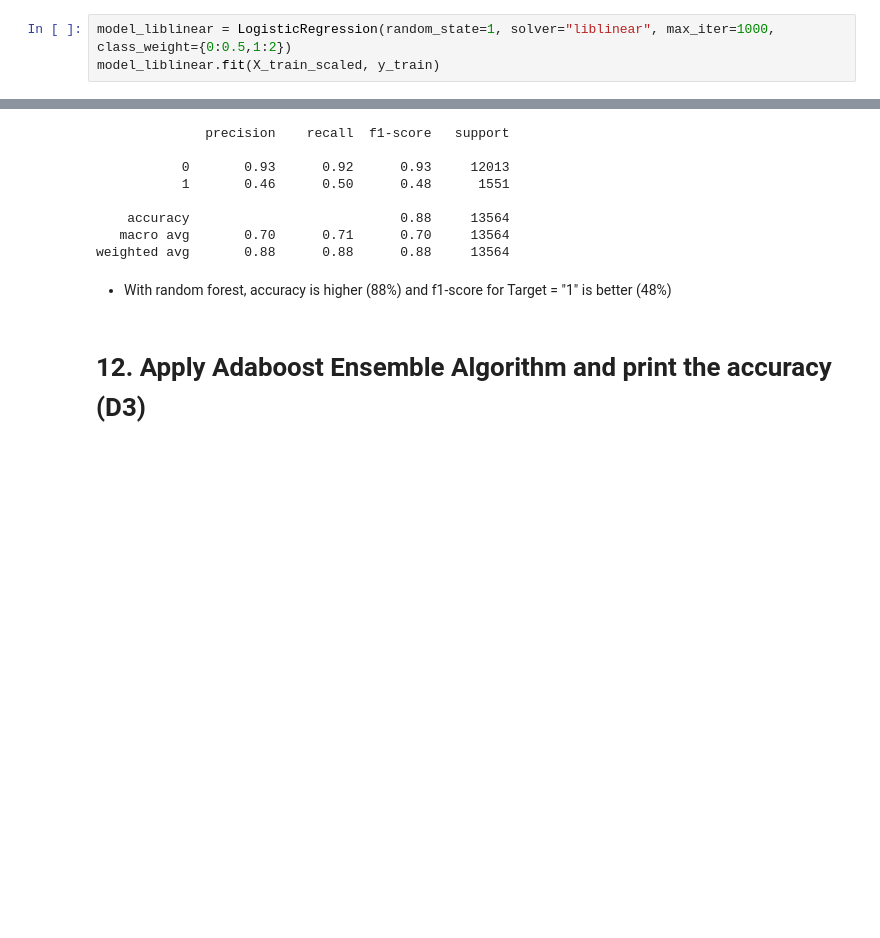
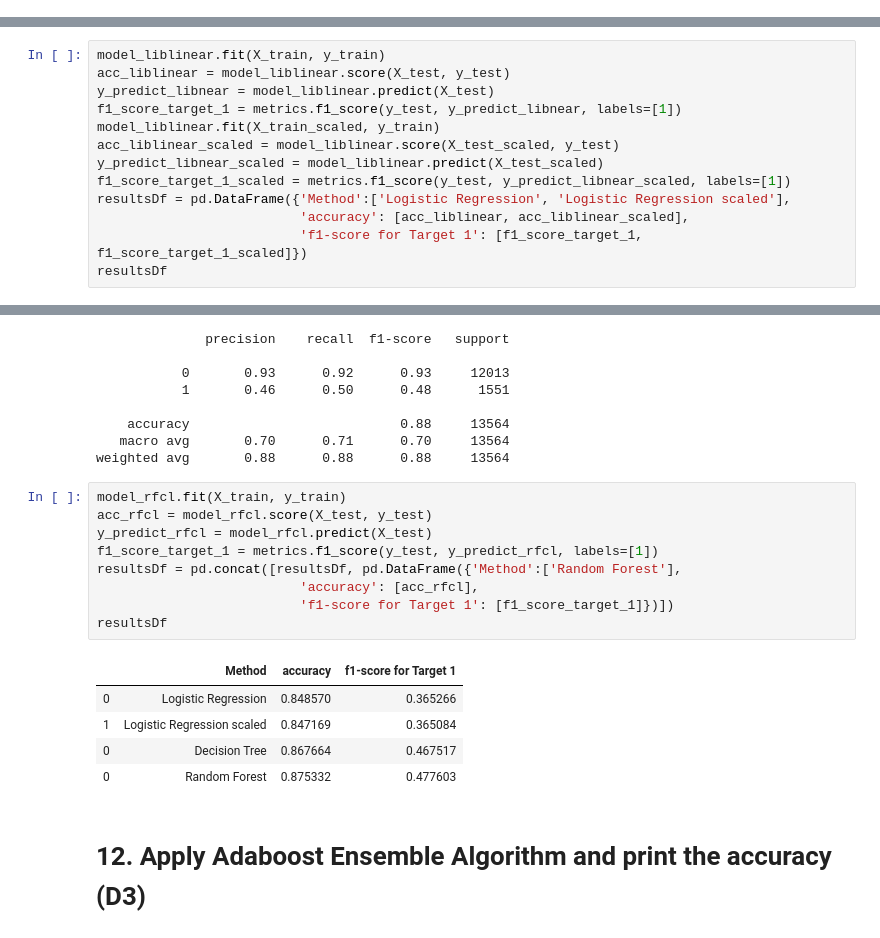
Before and after one commit to NhatTanVu/AI-ML, a Jupyter notebook: Ensemble Techniques & Model Tuning/[Project] - Ensemble Techniques - Term Deposit Subscription Prediction/Project 3/Project_3_Tan_G8.ipynb, the cells around one changed output, grey strips where cells are left out. Saved outputs shown, nothing was run; the diff lists cells and outputs as text; blank space fills up the shorter version.

```diff
--- a/Ensemble Techniques & Model Tuning/[Project] - Ensemble Techniques - Term Deposit Subscription Prediction/Project 3/Project_3_Tan_G8.ipynb
+++ b/Ensemble Techniques & Model Tuning/[Project] - Ensemble Techniques - Term Deposit Subscription Prediction/Project 3/Project_3_Tan_G8.ipynb
@@ -389,6 +384,3 @@ print(metrics.classification_report(y_test, y_predict_liblinear))
     accuracy                           0.85     13564
    macro avg       0.63      0.64      0.64     13564
 weighted avg       0.85      0.85      0.85     13564
-# %%
-model_liblinear = LogisticRegression(random_state=1, solver="liblinear", max_iter=1000, class_weight={0:0.5,1:2})
-model_liblinear.fit(X_train_scaled, y_train)
@@ -425,0 +418,13 @@ weighted avg       0.85      0.85      0.85     13564
+# %%
+model_liblinear.fit(X_train, y_train)
+acc_liblinear = model_liblinear.score(X_test, y_test)
+y_predict_libnear = model_liblinear.predict(X_test)
+f1_score_target_1 = metrics.f1_score(y_test, y_predict_libnear, labels=[1])
+model_liblinear.fit(X_train_scaled, y_train)
+acc_liblinear_scaled = model_liblinear.score(X_test_scaled, y_test)
+y_predict_libnear_scaled = model_liblinear.predict(X_test_scaled)
+f1_score_target_1_scaled = metrics.f1_score(y_test, y_predict_libnear_scaled, labels=[1])
+resultsDf = pd.DataFrame({'Method':['Logistic Regression', 'Logistic Regression scaled'],
+                          'accuracy': [acc_liblinear, acc_liblinear_scaled],
+                          'f1-score for Target 1': [f1_score_target_1, f1_score_target_1_scaled]})
+resultsDf
@@ -518,8 +549,21 @@ print(metrics.classification_report(y_test, y_predict_rfcl))
     accuracy                           0.88     13564
    macro avg       0.70      0.71      0.70     13564
 weighted avg       0.88      0.88      0.88     13564
-# %% [markdown]
-* With random forest, accuracy is higher (88%) and f1-score for Target = "1" is better (48%)
+# %%
+model_rfcl.fit(X_train, y_train)
+acc_rfcl = model_rfcl.score(X_test, y_test)
+y_predict_rfcl = model_rfcl.predict(X_test)
+f1_score_target_1 = metrics.f1_score(y_test, y_predict_rfcl, labels=[1])
+resultsDf = pd.concat([resultsDf, pd.DataFrame({'Method':['Random Forest'],
+                          'accuracy': [acc_rfcl],
+                          'f1-score for Target 1': [f1_score_target_1]})])
+resultsDf
+# %% [output]
+|  | Method | accuracy | f1-score for Target 1 |
+| 0 | Logistic Regression | 0.848570 | 0.365266 |
+| 1 | Logistic Regression scaled | 0.847169 | 0.365084 |
+| 0 | Decision Tree | 0.867664 | 0.467517 |
+| 0 | Random Forest | 0.875332 | 0.477603 |
 # %% [markdown]
 # 12. Apply Adaboost Ensemble Algorithm and print the accuracy (D3)
 # %%
```
Also changed, not shown: parts of 31 cells of this notebook.
